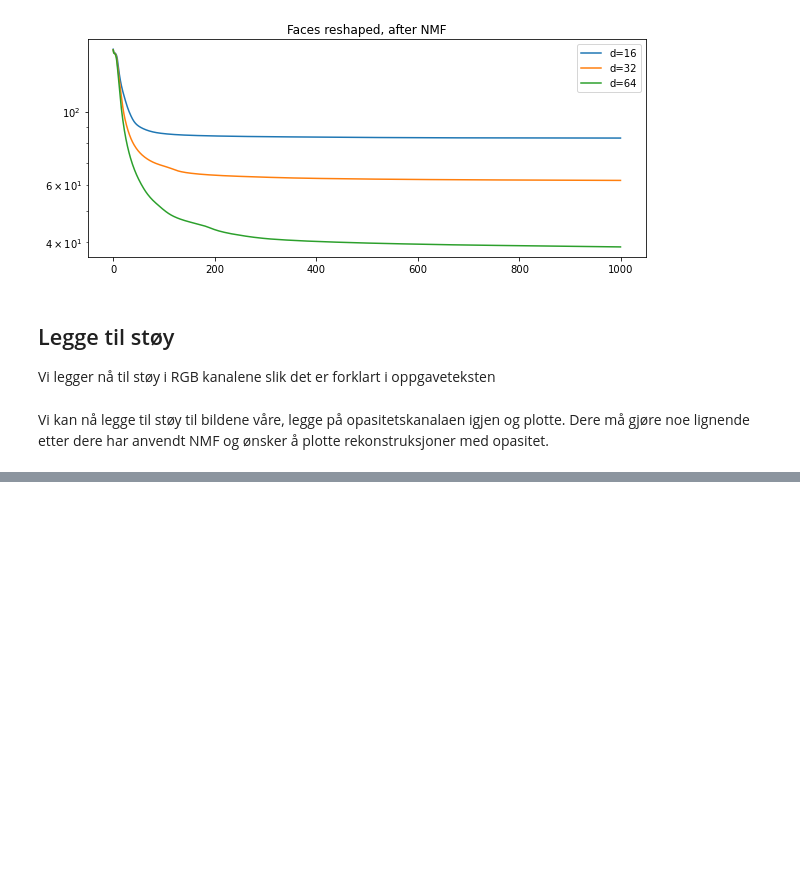
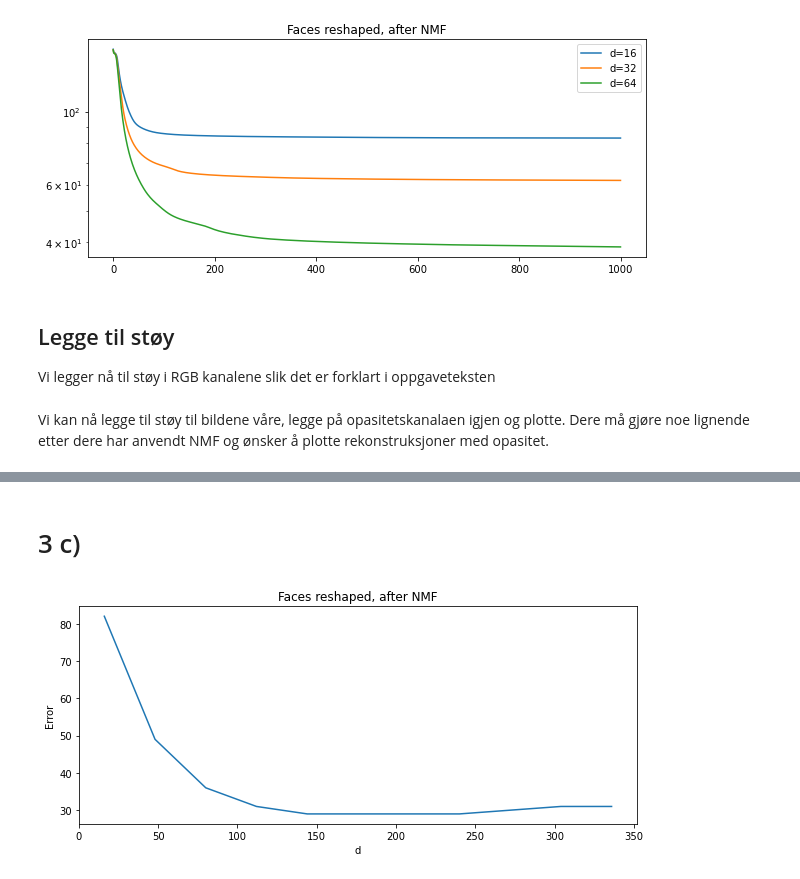
Before and after one commit to LaserGreco/Vitber-Prosjekt-3, a Jupyter notebook: prosjekt3mal.ipynb, the cells around one changed output, grey strips where cells are left out. Saved outputs shown, nothing was run; the diff lists cells and outputs as text; code cells hidden in the pictures; blank space fills up the shorter version.

```diff
--- a/prosjekt3mal.ipynb
+++ b/prosjekt3mal.ipynb
@@ -371,0 +395,20 @@ plotimgs(noisy_faces_with_opacity)
+# %% [markdown]
+# 3 c)
+# %%
+fig, ax = plt.subplots(figsize=(10, 4))
+
+d_values = np.arange(16, 320+32, 32)
+error = np.zeros_like(d_values)
+
+for i, d in enumerate(d_values):
+    W, H, diff = NMF(noisy_faces, d)
+    error[i] = np.linalg.norm(faces_reshaped - W @ H)
+
+ax.plot(d_values, error)
+ax.set_title("Faces reshaped, after NMF")
+ax.set_xlabel("d")
+ax.set_ylabel("Error")
+
+plt.show()
+# %% [output]
+[figure, added]
```
Also changed, not shown: parts of 7 cells of this notebook.
